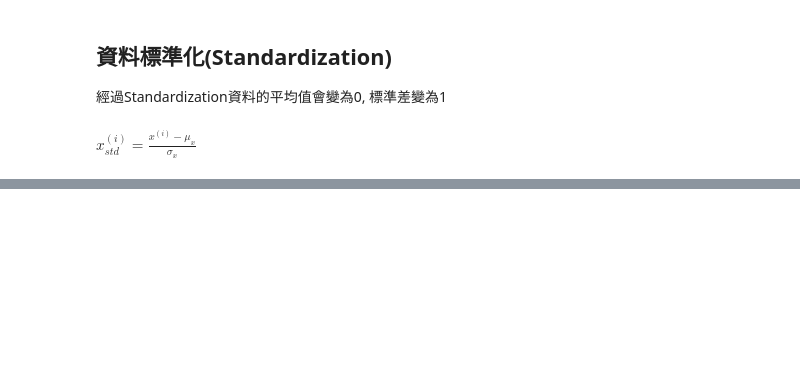
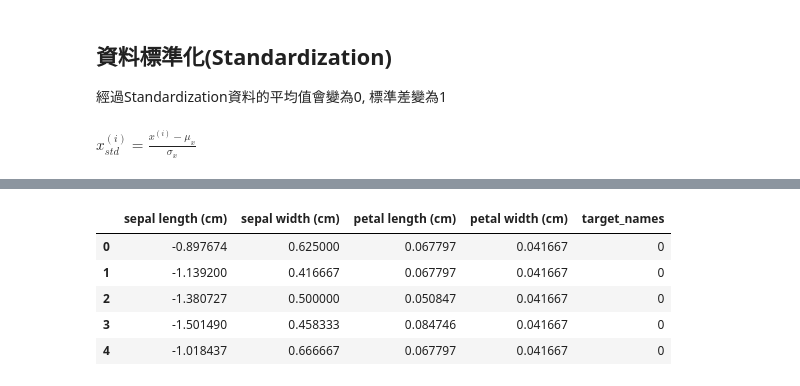
Before and after one commit to chen0516hung/IMLP433, a Jupyter notebook: Unit03/5_Prepocessing_實戰.ipynb, the cells around one changed output, grey strips where cells are left out. Saved outputs shown, nothing was run; the diff lists cells and outputs as text; code cells hidden in the pictures; blank space fills up the shorter version.

```diff
--- a/Unit03/5_Prepocessing_實戰.ipynb
+++ b/Unit03/5_Prepocessing_實戰.ipynb
@@ -237,0 +247,21 @@ $\displaystyle x^{(i)}_{std}=\frac{x^{(i)}-\mu_{x}}{\sigma_{x}}$
+# %%
+data["sepal length (cm)"]=(data["sepal length (cm)"]-data["sepal length (cm)"].mean())/\
+(data["sepal length (cm)"].std())
+
+data["sepal width (cm)"]=(data["sepal width (cm)"]-data["sepal width (cm)"].mean())/\
+(data["sepal width (cm)"].std())
+
+data["sepal length (cm)"]=(data["sepal length (cm)"]-data["sepal length (cm)"].mean())/\
+(data["sepal length (cm)"].std())
+
+data["petal width (cm)"]=(data["petal width (cm)"]-data["petal width (cm)"].min())/\
+(data["petal width (cm)"].max()-data["petal width (cm)"].min())
+
+data.head()
+# %% [output]
+|  | sepal length (cm) | sepal width (cm) | petal length (cm) | petal width (cm) | target_names |
+| 0 | -0.897674 | 0.625000 | 0.067797 | 0.041667 | 0 |
+| 1 | -1.139200 | 0.416667 | 0.067797 | 0.041667 | 0 |
+| 2 | -1.380727 | 0.500000 | 0.050847 | 0.041667 | 0 |
+| 3 | -1.501490 | 0.458333 | 0.084746 | 0.041667 | 0 |
+| 4 | -1.018437 | 0.666667 | 0.067797 | 0.041667 | 0 |
```
Also changed, not shown: parts of 12 cells of this notebook.
